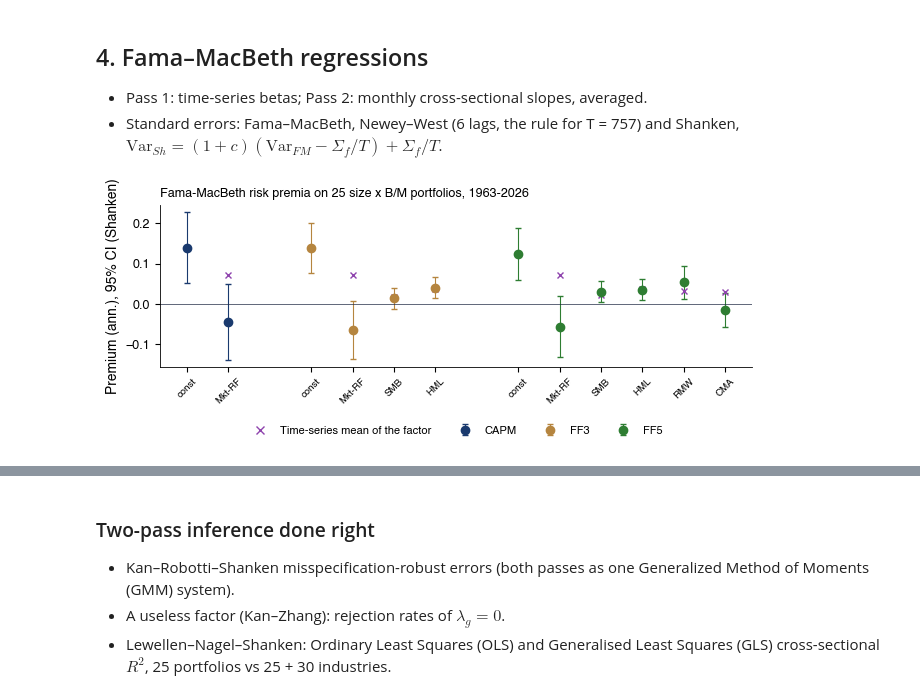
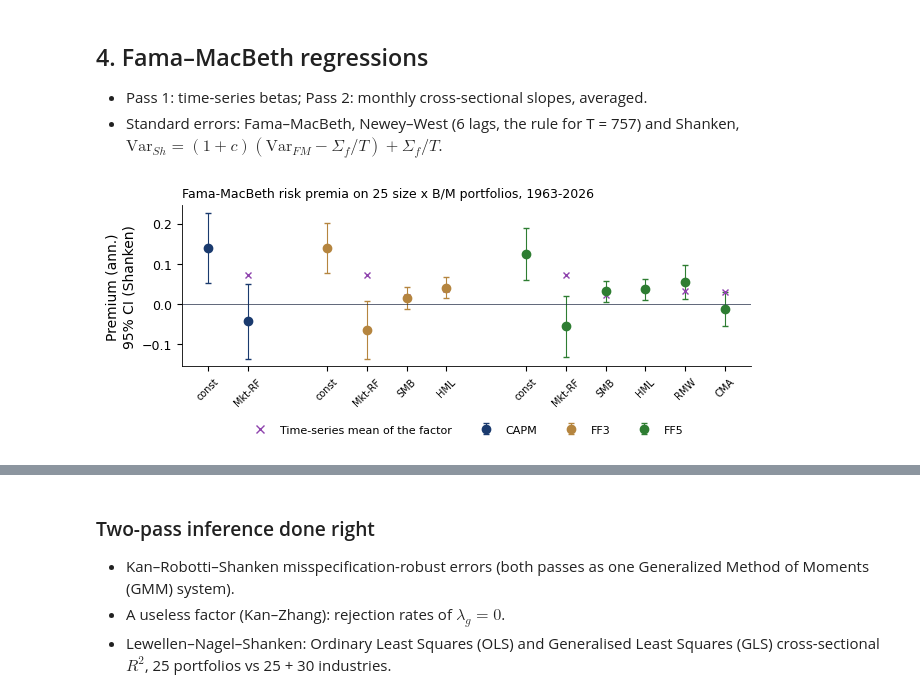
Before and after one commit to danpele/MFM, a Jupyter notebook: notebooks/EN/chapter3_lecture_notebook.ipynb, the cells around one changed output, grey strips where cells are left out. Saved outputs shown, nothing was run; the diff lists cells and outputs as text; code cells hidden in the pictures.

```diff
--- a/notebooks/EN/chapter3_lecture_notebook.ipynb
+++ b/notebooks/EN/chapter3_lecture_notebook.ipynb
@@ -730,35 +732,35 @@ def fig_fama_macbeth():
     for k, c in zip(models, [MainBlue, Amber, Forest]):
         d = out[k]
         xs = np.arange(len(d)) + x0
         ax.errorbar(xs, d['lambda'], yerr=1.96 * d['se_shanken'], fmt='o', color=c, capsize=2, lw=0.8, label=k)
         ax.plot(xs[1:], d['factor_mean'].iloc[1:], 'x', color=Purple, ms=5)
         labels += [f'{k}: {n.replace("SMB_FF3", "SMB")}' for n in d.index]
         x0 += len(d) + 1
     ax.plot([], [], 'x', color=Purple, label='Time-series mean of the factor')
     ax.axhline(0, color=Gray, lw=0.5)
     ticks = []
     x0 = 0
     for k in models:
         ticks += list(np.arange(len(out[k])) + x0)
         x0 += len(out[k]) + 1
     ax.set_xticks(ticks, [l.split(': ')[1] for l in labels], rotation=45, fontsize=7)
-    ax.set_ylabel('Premium (ann.), 95% CI (Shanken)')
+    ax.set_ylabel('Premium (ann.)\n95% CI (Shanken)')
     ax.set_title('Fama-MacBeth risk premia on 25 size x B/M portfolios, 1963-2026', fontsize=9, loc='left')
     legend_outside_bottom(ax, ncol=4, y=-0.3)
     plt.tight_layout()
     save_fig('ch3_fama_macbeth')
     r = {k: v.round(4).reset_index().to_dict(orient='records') for k, v in out.items()}
     # dispersion of the pass-1 market betas across the 25 portfolios (identification of the market premium)
     r['market_betas'] = {}
     for k, v in models.items():
         b = np.linalg.lstsq(np.column_stack([np.ones(len(ex)), F[v].values]), ex.values, rcond=None)[0][1]
         r['market_betas'][k] = dict(min=float(b.min()), max=float(b.max()), sd=float(b.std(ddof=1)))
     return r
 
 
 fig_fama_macbeth()
 # %% [output]
-[figure, old version]
+[figure, new version]
 {'CAPM': [{'index': 'const',
    'lambda': 0.1398,
    'se_fm': 0.0444,
```
Also changed, not shown: parts of 16 cells of this notebook, 21 other files.
